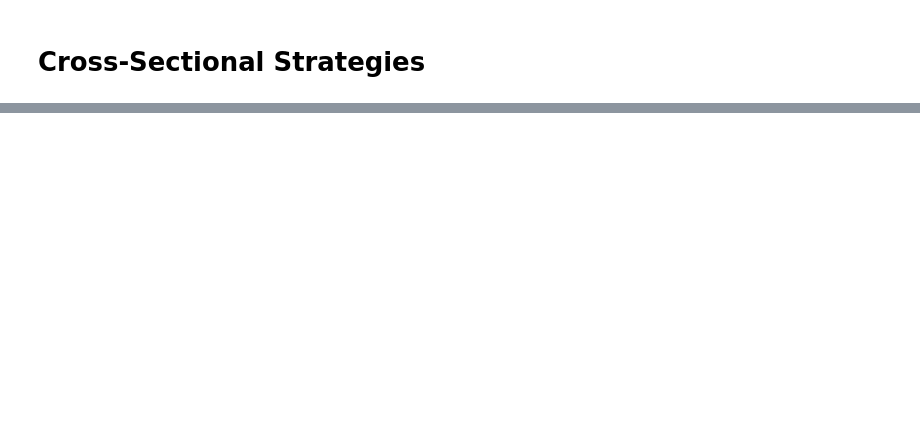
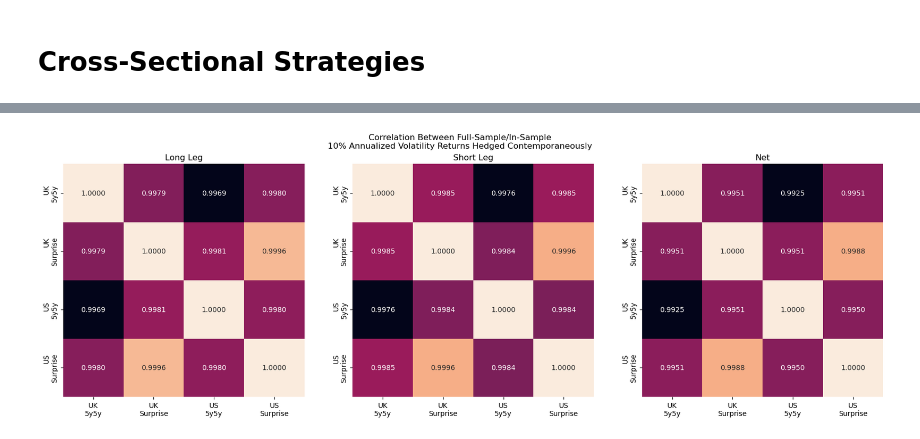
Before and after one commit to diegodalvarez/CommodityForwardInflation, a Jupyter notebook: notebook/2CrossStrategies.ipynb, the cells around one changed output, grey strips where cells are left out. Drawn from its saved outputs; the diff is of its cells as text; code cells hidden in the pictures; blank space fills up the shorter version.

```diff
--- a/notebook/2CrossStrategies.ipynb
+++ b/notebook/2CrossStrategies.ipynb
@@ -192,5 +54 @@ df_ls_spread = (df_leg_rtn.pivot(
-# %%
-df_tmp = (df_ls_spread.query(
-    "sample_group == 'os'").
-    assign(name = lambda x: x.country + " " + x.target))
 # %%
@@ -218,0 +105,37 @@ plt.tight_layout()
+# %%
+df_corrs = (df_tmp_net
+    .drop(columns = ["regression", "target"])
+    .melt(id_vars = ["date", "country", "signal_name"])
+    .replace(renamer)
+    .assign(name = lambda x: x.country + "\n" + x.signal_name)
+    .drop(columns = ["country", "signal_name"])
+    .pivot(index = ["date", "group"], columns = "name", values = "value")
+    .reset_index()
+    .drop(columns = ["date"])
+    .groupby("group")
+    .agg("corr")
+    .reset_index())
+# %%
+fig, axes  = plt.subplots(ncols = len(col_orderer), figsize = (7 * len(col_orderer), 6))
+for group_var, ax in zip(col_orderer, axes.flatten()):
+
+    df_tmp = (df_corrs
+        .loc[lambda x: x.group == group_var]
+        .drop(columns = ["group"])
+        .set_index("name"))
+
+    sns.heatmap(
+        ax    = ax,
+        data  = df_tmp,
+        cbar  = False,
+        annot = True,
+        fmt   = ".4f")
+
+    ax.set_xlabel("")
+    ax.set_ylabel("")
+    ax.set_title(group_var)
+
+fig.suptitle("Correlation Between Full-Sample/In-Sample\n10% Annualized Volatility Returns Hedged Contemporaneously\n")
+plt.show()
+# %% [output]
+[figure, added]
```
Also changed, not shown: parts of 24 cells of this notebook, 2 other files.
